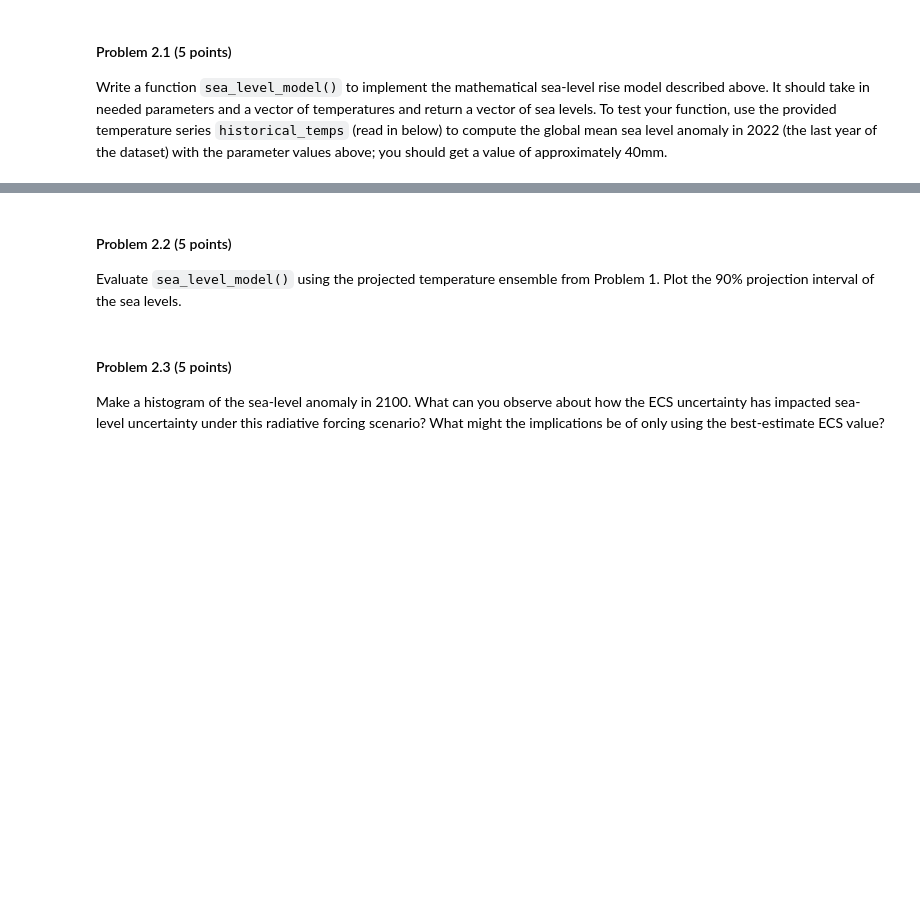
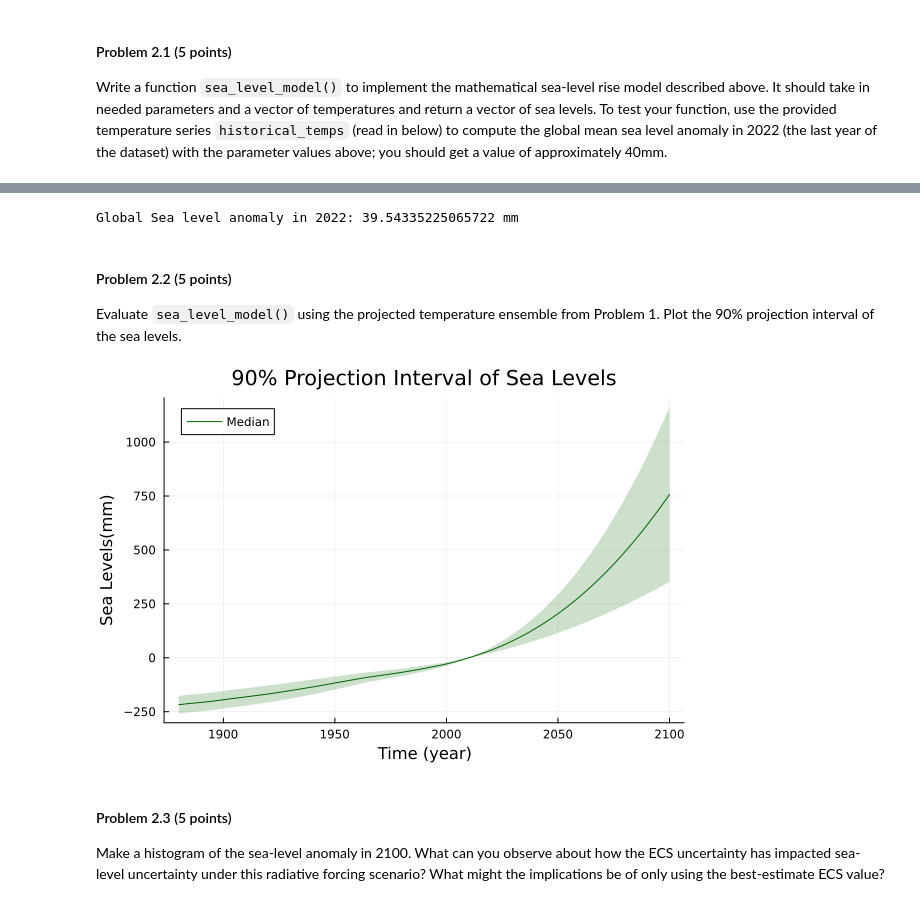
Before and after one commit to BEE4750-FA23/hw3-sinahy-frag, a Jupyter notebook: hw03.ipynb, the cells around one changed output, grey strips where cells are left out. Drawn from its saved outputs; the diff is of its cells as text; code cells hidden in the pictures; blank space fills up the shorter version.

```diff
--- a/hw03.ipynb
+++ b/hw03.ipynb
@@ -230,5 +329,78 @@ historical_temps = historical_temp_data[temp_bds[1]:end, 2]
+# %%
+using CSV
+
+#define model setting the first parameters for H
+function sea_level_model(a, H0, T0, historical_temps)
+    sea_levls = zeros(length(historical_temps))
+    sea_levls[1] = H0 #H=sea levels
+
+    #implement sea level equation to run through temp numbers
+    for i in 2:length(historical_temps)
+        sea_levls[i] = sea_levls[i-1] + a * (historical_temps[i] - T0)
+    end
+
+    sea_levls .-= sea_levls[(findfirst(s -> s == 2010, years))]
+
+end
+
+a = 1.86
+#global mean constants
+H0 = 223.0
+T0 = -.62
+
+H = sea_level_model(a, H0, T0, historical_temps)
+H_2022 = H[end]
+
+println("Global Sea level anomaly in 2022: $H_2022 mm")
+# %% [output]
+Global Sea level anomaly in 2022: 39.54335225065722 mm
 # %% [markdown]
 #### Problem 2.2 (5 points)
 
 Evaluate `sea_level_model()` using the projected temperature ensemble
 from Problem 1. Plot the 90% projection interval of the sea levels.
+# %%
+yrs = 1880:2100
+sea_level_proj = zeros(length(samples), length(yrs))
+#sea_level_proj = zeros(size(temperature_simulations))
+
+#for i = 1:size(temperature_simulations)[1]
+    #sea_level_proj[i, :] .= sea_level_model(a, H0, T0, temperature_simulations[i, :])
+#end
+#for i = 1:size(temperature_simulations)[1]
+    #sea_level_proj[i, :] .= sea_level_model(temperature_simulations[i, :], a, H0, T0)
+#end
+
+for i in 1:length(samples)
+    sea_level_proj[i, :] = sea_level_model(a, H0, T0, temperature_simulations[i, :])
+end
+
+#median_temp2 = median(sea_level_proj, dims=1)[:]'
+#lower_quantile2 = [quantile(sea_level_proj[:, i], 0.05) for i in 1:length(yrs)]
+#upper_quantile2 = [quantile(sea_level_proj[:, i], 0.95) for i in 1:length(yrs)]
+
+#median_temp2 = median(sea_level_proj, dims=1)[:]
+#lower_quantile2 = [quantile(sea_level_proj[:, i], 0.05) for i in 1:size(sea_level_proj, 2)]
+#upper_quantile2 = [quantile(sea_level_proj[:, i], 0.95) for i in 1:size(sea_level_proj, 2)]
+
+
+#median_temp2 = median(sea_level_proj, dims=2)
+#lower_quantile2 = quantile(sea_level_proj, dims=2)
+#upper_quantile2 = quantile(sea_level_proj, dims=2)
+
+lower_quantile2 = quantile.(eachcol(sea_level_proj), 0.05)
+upper_quantile2 = quantile.(eachcol(sea_level_proj), 0.95)
+median_temp2 = quantile.(eachcol(sea_level_proj), 0.5)
+
+
+plot(yrs, median_temp2,
+    ribbon = (upper_quantile2 .- lower_quantile2),
+    fillalpha = .2,
+    label = "Median",
+    legend = :topleft,
+    xlabel = "Time (year)",
+    ylabel = "Sea Levels(mm)",
+    title="90% Projection Interval of Sea Levels",
+    color=:darkgreen)
+# %% [output]
+[figure, added]
```
Also changed, not shown: parts of 21 cells of this notebook.
